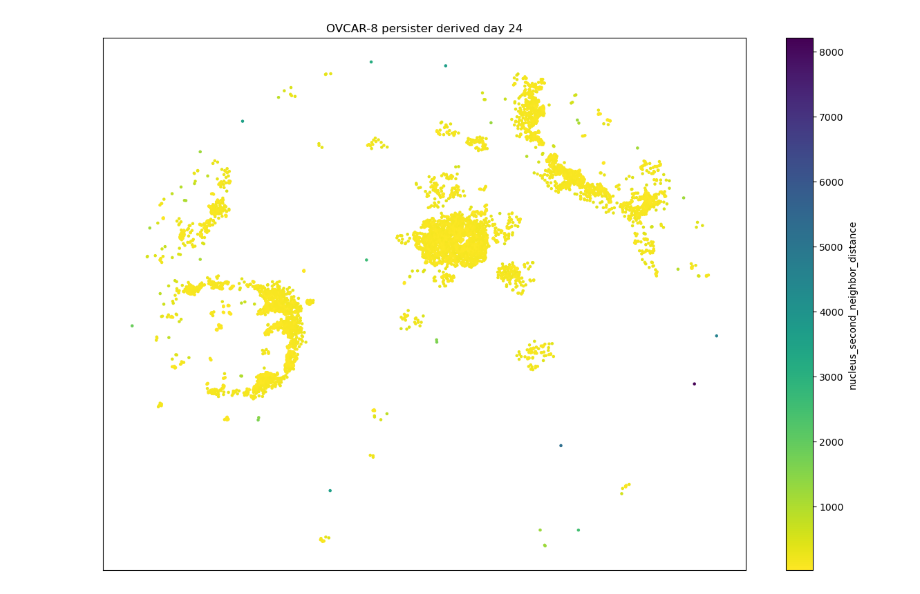
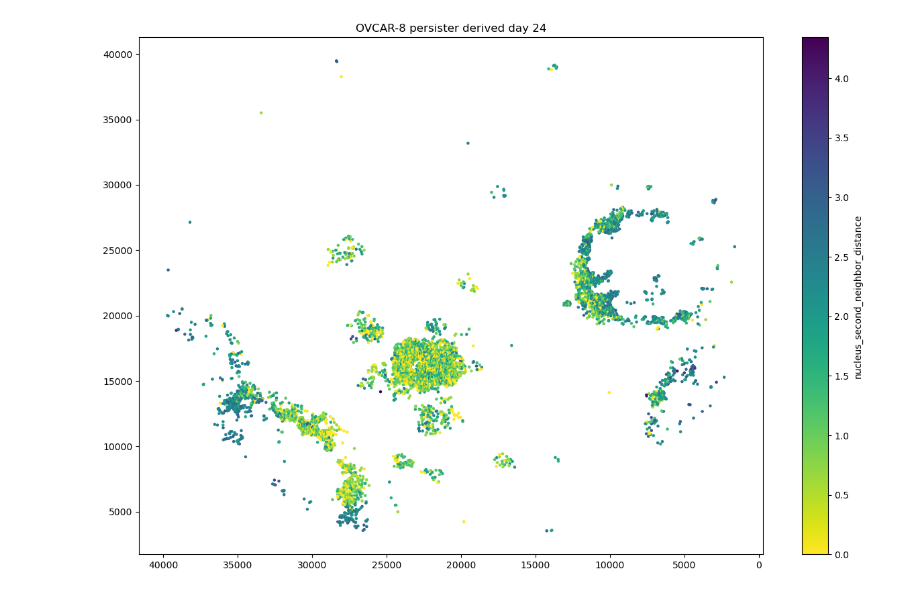
Before and after one commit to hannahbolen1/whole_slide, a Jupyter notebook: current/features_analysis.ipynb, the cells around one changed output. Drawn from its saved outputs; the diff is of its cells as text; code cells hidden in the pictures.

```diff
--- a/current/features_analysis.ipynb
+++ b/current/features_analysis.ipynb
@@ -8,7 +8,7 @@ from sklearn.cluster import KMeans
 import umap
 import numpy as np
 # %%
-day24 = pd.read_csv("/Users/hannahbolen/Desktop/image_analysis/masks_and_results/o8p_day24_s12_filtered2.csv", index_col="label").drop(columns=["nucleus_percent_touching_1", "nucleus_bounds"])
+day24 = pd.read_csv("/Users/hannahbolen/Desktop/image_analysis/masks_and_results/temp/o8p_day24_s12_results.csv", index_col="label").drop(columns=["nucleus_percent_touching_1", "nucleus_bounds"])
 day24 = day24[['foci_count'] + [col for col in day24.columns if col != 'foci_count']]
 day24
 # %% [output]
@@ -90,21 +74,20 @@ day24["log_foci"] = np.log1p(day24["foci_count"].copy())
 # %%
 plt.figure(figsize=(15,10))
 
 plt.scatter(
     day24["nucleus_i"],
     day24["nucleus_j"],
-    c=day24["nucleus_second_neighbor_distance"],
+    c=day24["log_foci"],
     s=5,
     cmap="viridis_r"
 )
-plt.xticks(ticks=[])
-plt.yticks(ticks=[])
+
 plt.colorbar(label="nucleus_second_neighbor_distance")
 plt.title("OVCAR-8 persister derived day 24")
-plt.gca().invert_yaxis()
+plt.gca().invert_xaxis()
 plt.show()
 # %% [output]
-[figure, old version]
+[figure, new version]
 # %%
 # constants -- processing
 umPerPx = 0.325
```
Also changed, not shown: parts of 22 cells of this notebook, 4 other files.
